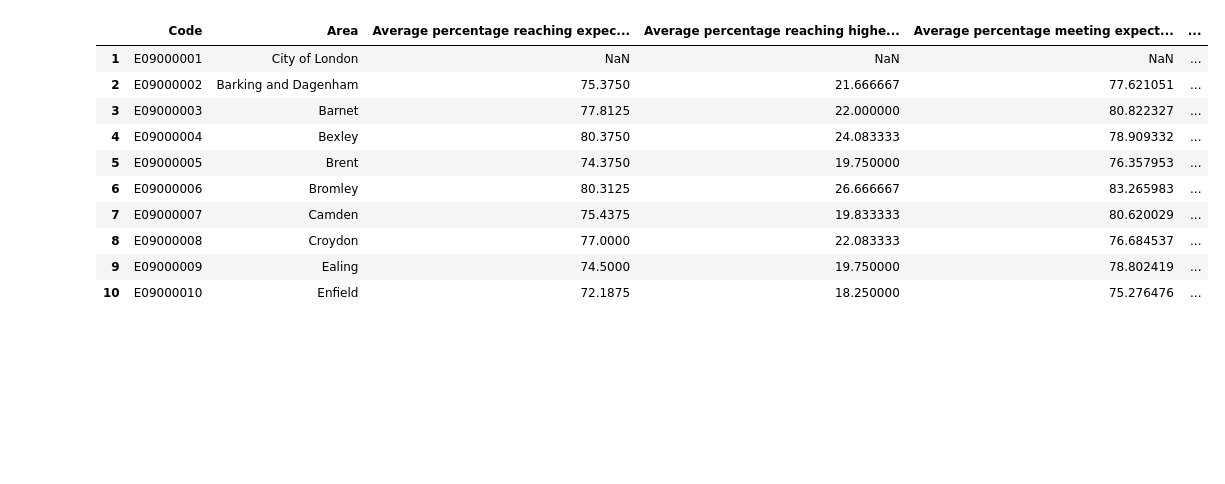
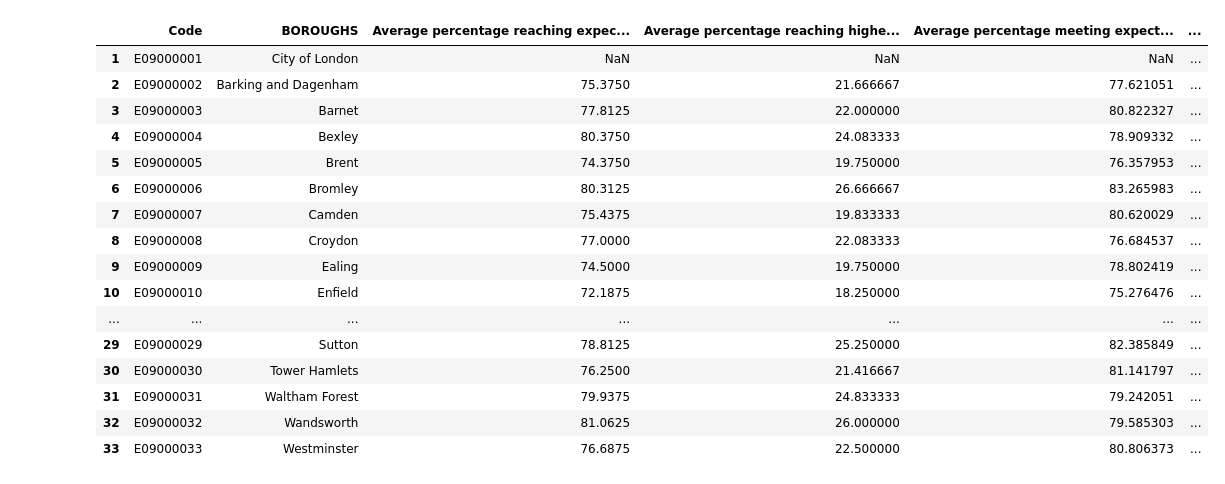
Before and after one commit to Vilma-St/Mini-project-London, a Jupyter notebook: your-code/pollution.ipynb, the cells around one changed output. Saved outputs shown, nothing was run; the diff lists cells and outputs as text; code cells hidden in the pictures; blank space fills up the shorter version.

```diff
--- a/your-code/pollution.ipynb
+++ b/your-code/pollution.ipynb
@@ -17,9 +23,12 @@ emissions_summary.head(10)
 # %%
 education = pd.read_excel('../../Mini-project-London/data/data-education-modified/education-averages.xlsx', skiprows = 1, nrows = 35)
 education = education.drop(labels=0)
-education.head(10)
+education = education.drop(labels=34)
+# df = df.rename(columns={'oldName1': 'newName1', 'oldName2': 'newName2'})
+education = education.rename(columns = {"Area":"BOROUGHS"})
+education
 # %% [output]
-|  | Code | Area | Average percentage reaching expec... | Average percentage reaching highe... | Average percentage meeting expect... | ... |
+|  | Code | BOROUGHS | Average percentage reaching expec... | Average percentage reaching highe... | Average percentage meeting expect... | ... |
 | 1 | E09000001 | City of London | NaN | NaN | NaN | ... |
 | 2 | E09000002 | Barking and Dagenham | 75.3750 | 21.666667 | 77.621051 | ... |
 | 3 | E09000003 | Barnet | 77.8125 | 22.000000 | 80.822327 | ... |
@@ -30,3 +39,9 @@ education.head(10)
 | 8 | E09000008 | Croydon | 77.0000 | 22.083333 | 76.684537 | ... |
 | 9 | E09000009 | Ealing | 74.5000 | 19.750000 | 78.802419 | ... |
 | 10 | E09000010 | Enfield | 72.1875 | 18.250000 | 75.276476 | ... |
+| ... | ... | ... | ... | ... | ... | ... |
+| 29 | E09000029 | Sutton | 78.8125 | 25.250000 | 82.385849 | ... |
+| 30 | E09000030 | Tower Hamlets | 76.2500 | 21.416667 | 81.141797 | ... |
+| 31 | E09000031 | Waltham Forest | 79.9375 | 24.833333 | 79.242051 | ... |
+| 32 | E09000032 | Wandsworth | 81.0625 | 26.000000 | 79.585303 | ... |
+| 33 | E09000033 | Westminster | 76.6875 | 22.500000 | 80.806373 | ... |
```
Also changed, not shown: parts of 3 cells of this notebook.
